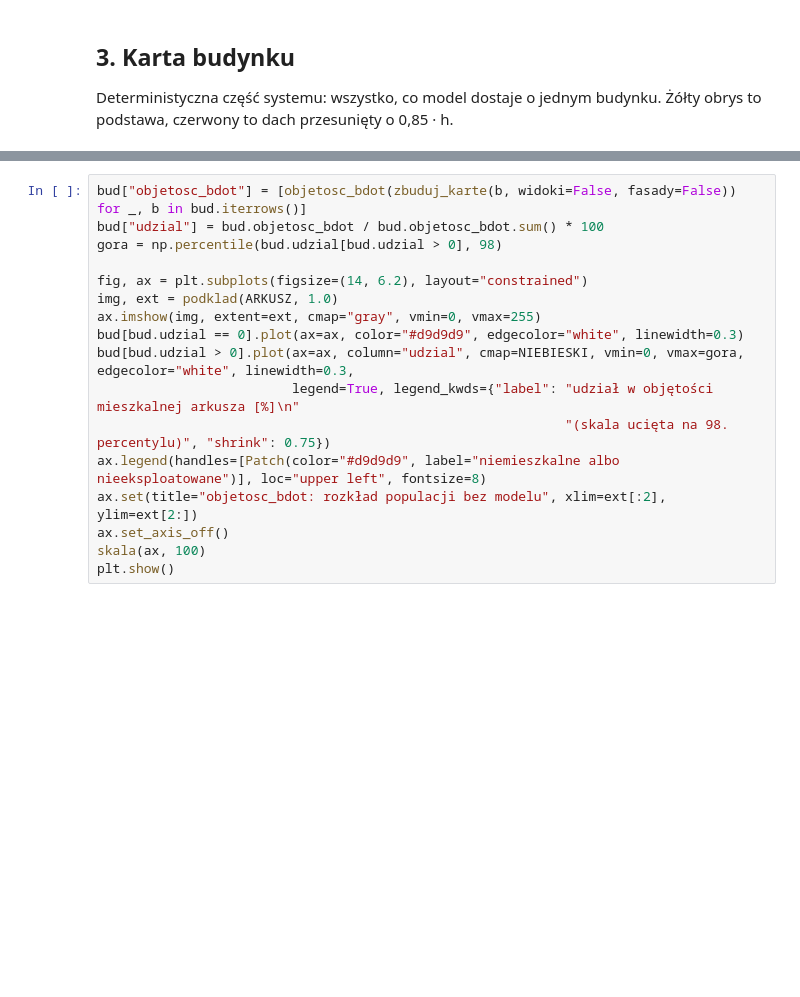
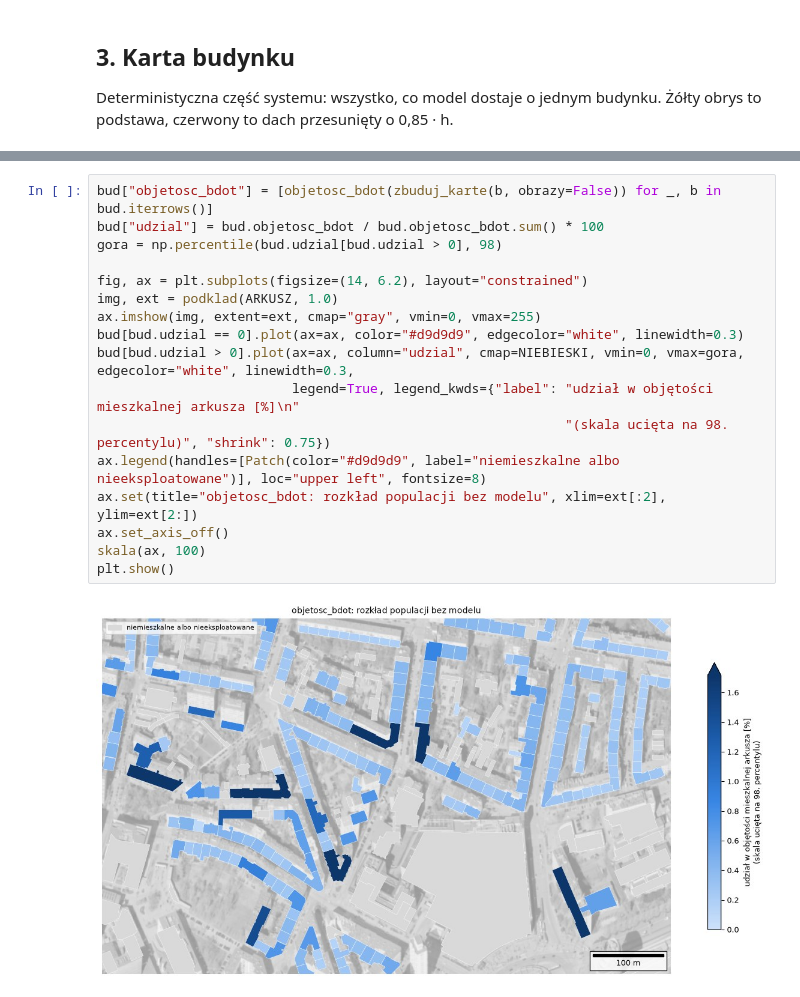
Before and after one commit to wust-terrain/wroclaw-population-agents, a Jupyter notebook: notebooks/proof_of_concept.ipynb, the cells around one changed output, grey strips where cells are left out. Drawn from its saved outputs; the diff is of its cells as text; blank space fills up the shorter version.

```diff
--- a/notebooks/proof_of_concept.ipynb
+++ b/notebooks/proof_of_concept.ipynb
@@ -300,19 +256,21 @@ plt.show()
 
 Bez modelu: objętość budynków, które BDOT10k uznaje za mieszkalne i eksploatowane. Udział budynku w sumie to jego udział w populacji arkusza, gdyby gęstość wszędzie była taka sama.
 # %%
-bud["objetosc_bdot"] = [objetosc_bdot(zbuduj_karte(b, widoki=False, fasady=False)) for _, b in bud.iterrows()]
+bud["objetosc_bdot"] = [objetosc_bdot(zbuduj_karte(b, obrazy=False)) for _, b in bud.iterrows()]
 bud["udzial"] = bud.objetosc_bdot / bud.objetosc_bdot.sum() * 100
 gora = np.percentile(bud.udzial[bud.udzial > 0], 98)
 
 fig, ax = plt.subplots(figsize=(14, 6.2), layout="constrained")
 img, ext = podklad(ARKUSZ, 1.0)
 ax.imshow(img, extent=ext, cmap="gray", vmin=0, vmax=255)
 bud[bud.udzial == 0].plot(ax=ax, color="#d9d9d9", edgecolor="white", linewidth=0.3)
 bud[bud.udzial > 0].plot(ax=ax, column="udzial", cmap=NIEBIESKI, vmin=0, vmax=gora, edgecolor="white", linewidth=0.3,
                          legend=True, legend_kwds={"label": "udział w objętości mieszkalnej arkusza [%]\n"
                                                             "(skala ucięta na 98. percentylu)", "shrink": 0.75})
 ax.legend(handles=[Patch(color="#d9d9d9", label="niemieszkalne albo nieeksploatowane")], loc="upper left", fontsize=8)
 ax.set(title="objetosc_bdot: rozkład populacji bez modelu", xlim=ext[:2], ylim=ext[2:])
 ax.set_axis_off()
 skala(ax, 100)
 plt.show()
+# %% [output]
+[figure, added]
```
Also changed, not shown: parts of 33 cells of this notebook, 47 other files.
